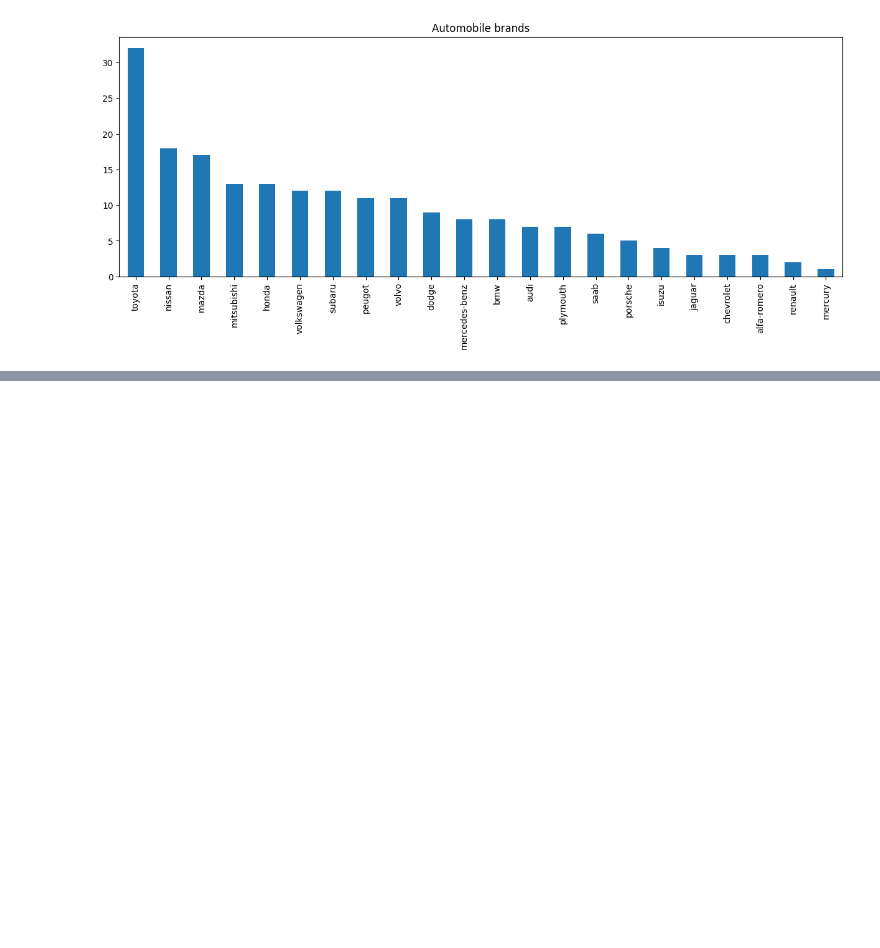
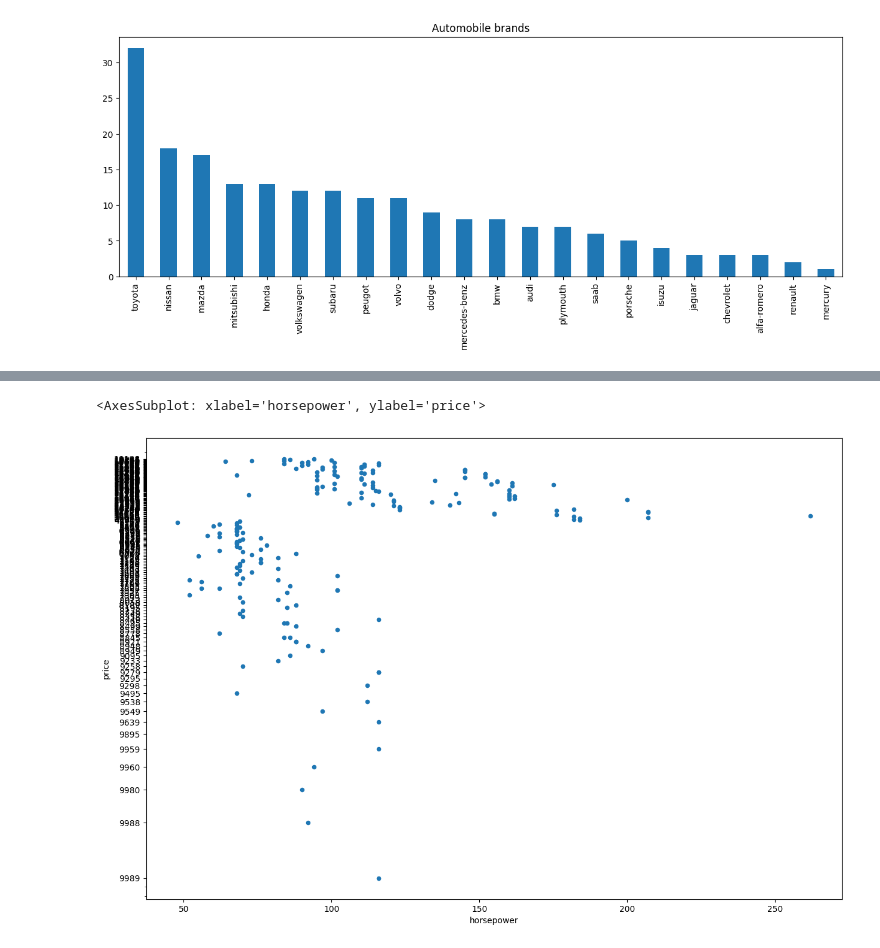
Before and after one commit to khushimishra25/Python-data-science-course, a Jupyter notebook: data_analytics/data_engineering.ipynb, the cells around one changed output, grey strips where cells are left out. Drawn from its saved outputs; the diff is of its cells as text; code cells hidden in the pictures; blank space fills up the shorter version.

```diff
--- a/data_analytics/data_engineering.ipynb
+++ b/data_analytics/data_engineering.ipynb
@@ -209,0 +424,5 @@ df['make'].value_counts().plot(kind='bar', figsize=(15,5), title="Automobile bra
+# %%
+df.plot(kind='scatter',x='horsepower',y='price',figsize=(15,10),logy=True)
+# %% [output]
+<AxesSubplot: xlabel='horsepower', ylabel='price'>
+[figure, added]
```
Also changed, not shown: parts of 27 cells of this notebook, 1 other file.
